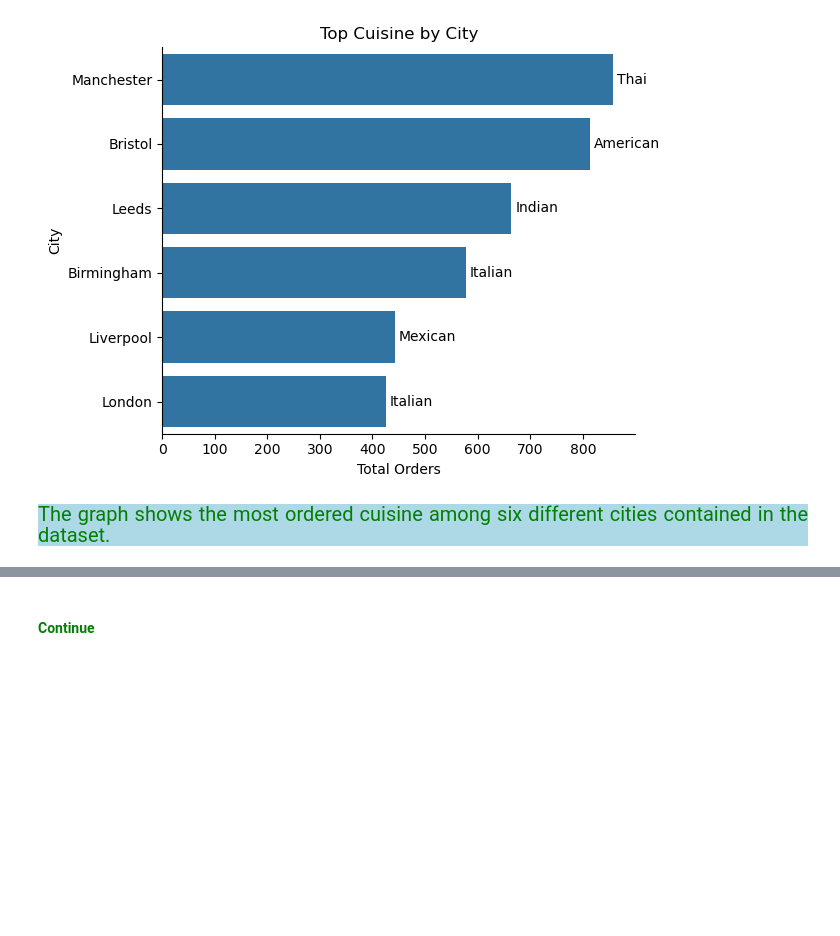
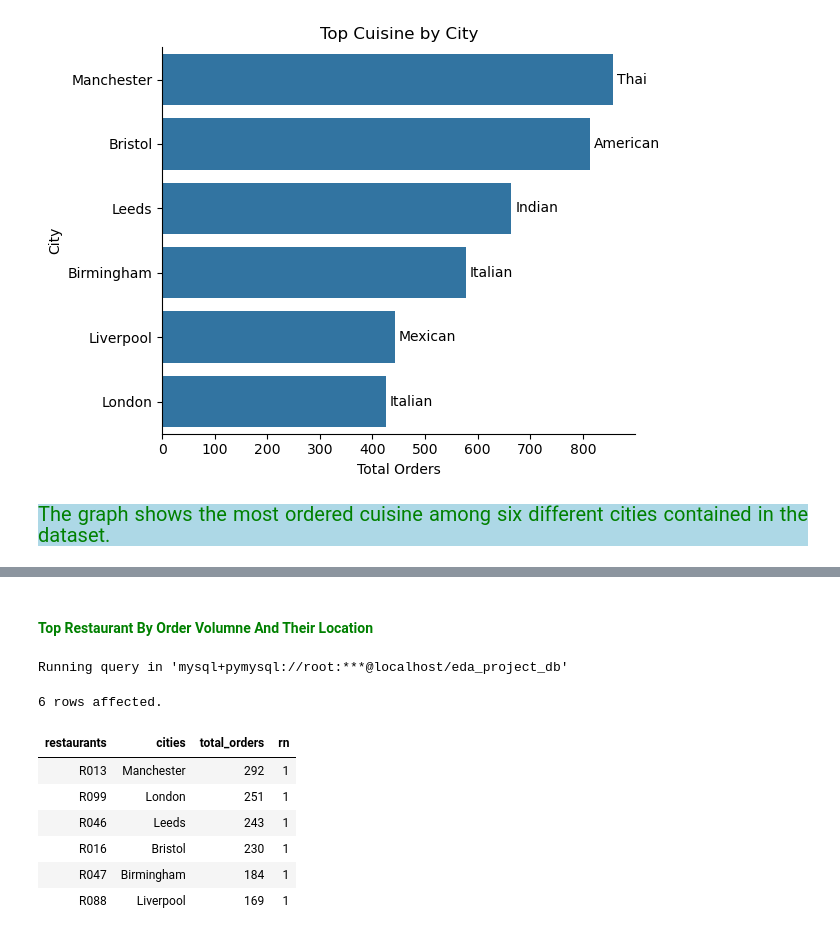
Before and after one commit to Kartika-Nidhi/SQLProjects, a Jupyter notebook: RestaurantAnalysis.ipynb, the cells around one changed output, grey strips where cells are left out. Drawn from its saved outputs; the diff is of its cells as text; code cells hidden in the pictures; blank space fills up the shorter version.

```diff
--- a/RestaurantAnalysis.ipynb
+++ b/RestaurantAnalysis.ipynb
@@ -829,4 +829,40 @@ plt.show()
 # %% [markdown]
 <div>
 # %% [markdown]
-<h4 style = "color:green">Continue
+<h4 style = "color:green">Top Restaurant By Order Volumne And Their Location
+# %%
+%%sql
+
+SELECT *
+FROM
+    (SELECT
+    rest.restaurant_id AS restaurants,
+    rest.city AS cities,
+    COUNT(order.order_id) AS total_orders,
+    ROW_NUMBER() OVER (
+            PARTITION BY rest.city
+            ORDER BY COUNT(order.order_id) DESC
+        ) AS rn
+    FROM restaurants AS rest
+    INNER JOIN menu_items AS menu
+    ON rest.restaurant_id = menu.restaurant_id
+    INNER JOIN order_items AS `order`
+    ON menu.item_id = `order`.item_id
+    GROUP BY restaurants, cities
+    ORDER BY total_orders DESC) AS top_restaurants
+
+
+WHERE rn = 1
+ORDER BY total_orders DESC
+
+;
+# %% [output]
+Running query in 'mysql+pymysql://root:***@localhost/eda_project_db'
+6 rows affected.
+| restaurants | cities | total_orders | rn |
+| R013 | Manchester | 292 | 1 |
+| R099 | London | 251 | 1 |
+| R046 | Leeds | 243 | 1 |
+| R016 | Bristol | 230 | 1 |
+| R047 | Birmingham | 184 | 1 |
+| R088 | Liverpool | 169 | 1 |
```
Also changed, not shown: parts of 4 cells of this notebook.
